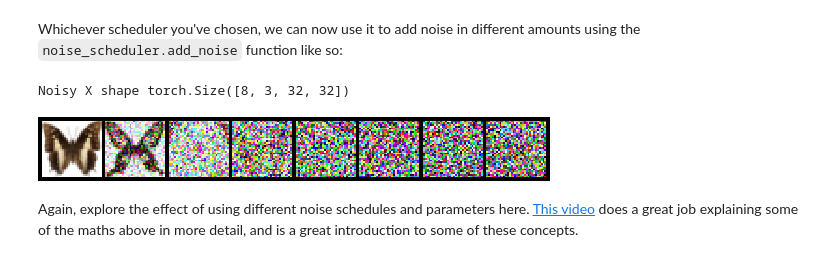
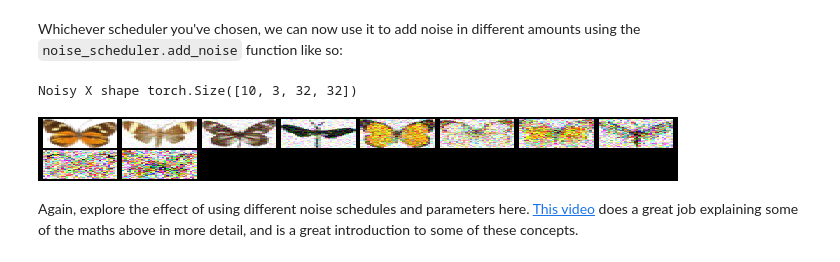
Before and after one commit to dami4290/Portfolio, a Jupyter notebook: unit1/01_introduction_to_diffusers.ipynb, the cells around one changed output. Drawn from its saved outputs; the diff is of its cells as text; code cells hidden in the pictures.

```diff
--- a/unit1/01_introduction_to_diffusers.ipynb
+++ b/unit1/01_introduction_to_diffusers.ipynb
@@ -218,7 +223,7 @@ Found cached dataset parquet (/home/lewis_huggingface_co/.cache/huggingface/data
 # %% [markdown]
 We can grab a batch of images and view some of them like so:
 # %%
-xb = next(iter(train_dataloader))["images"].to(device)[:8]
+xb = next(iter(train_dataloader))["images"].to(device)[:10]
 print("X shape:", xb.shape)
 show_images(xb).resize((8 * 64, 64), resample=Image.NEAREST)
 # %% [output]
@@ -260,20 +265,20 @@ plt.legend(fontsize="x-large");
 **Exercise:** You can explore how this plot changes with different settings for beta_start, beta_end and beta_schedule by swapping in one of the commented-out options here:
 # %%
 # One with too little noise added:
-# noise_scheduler = DDPMScheduler(num_train_timesteps=1000, beta_start=0.001, beta_end=0.004)
+noise_scheduler = DDPMScheduler(num_train_timesteps=1000, beta_start=0.00001, beta_end=0.001)
 # The 'cosine' schedule, which may be better for small image sizes:
-# noise_scheduler = DDPMScheduler(num_train_timesteps=1000, beta_schedule='squaredcos_cap_v2')
+#noise_scheduler = DDPMScheduler(num_train_timesteps=1000, beta_schedule='squaredcos_cap_v2')
 # %% [markdown]
 Whichever scheduler you've chosen, we can now use it to add noise in different amounts using the `noise_scheduler.add_noise` function like so:
 # %%
-timesteps = torch.linspace(0, 999, 8).long().to(device)
+timesteps = torch.linspace(0, 999, len(xb)).long().to(device)
 noise = torch.randn_like(xb)
 noisy_xb = noise_scheduler.add_noise(xb, noise, timesteps)
 print("Noisy X shape", noisy_xb.shape)
-show_images(noisy_xb).resize((8 * 64, 64), resample=Image.NEAREST)
+show_images(noisy_xb).resize((len(xb) * 64, 64), resample=Image.NEAREST)
 # %% [output]
-Noisy X shape torch.Size([8, 3, 32, 32])
+Noisy X shape torch.Size([10, 3, 32, 32])
-[figure, old version]
+[figure, new version]
 # %% [markdown]
 Again, explore the effect of using different noise schedules and parameters here. [This video](https://www.youtube.com/watch?v=fbLgFrlTnGU) does a great job explaining some of the maths above in more detail, and is a great introduction to some of these concepts.
 # %% [markdown]
```
Also changed, not shown: parts of 11 cells of this notebook.
